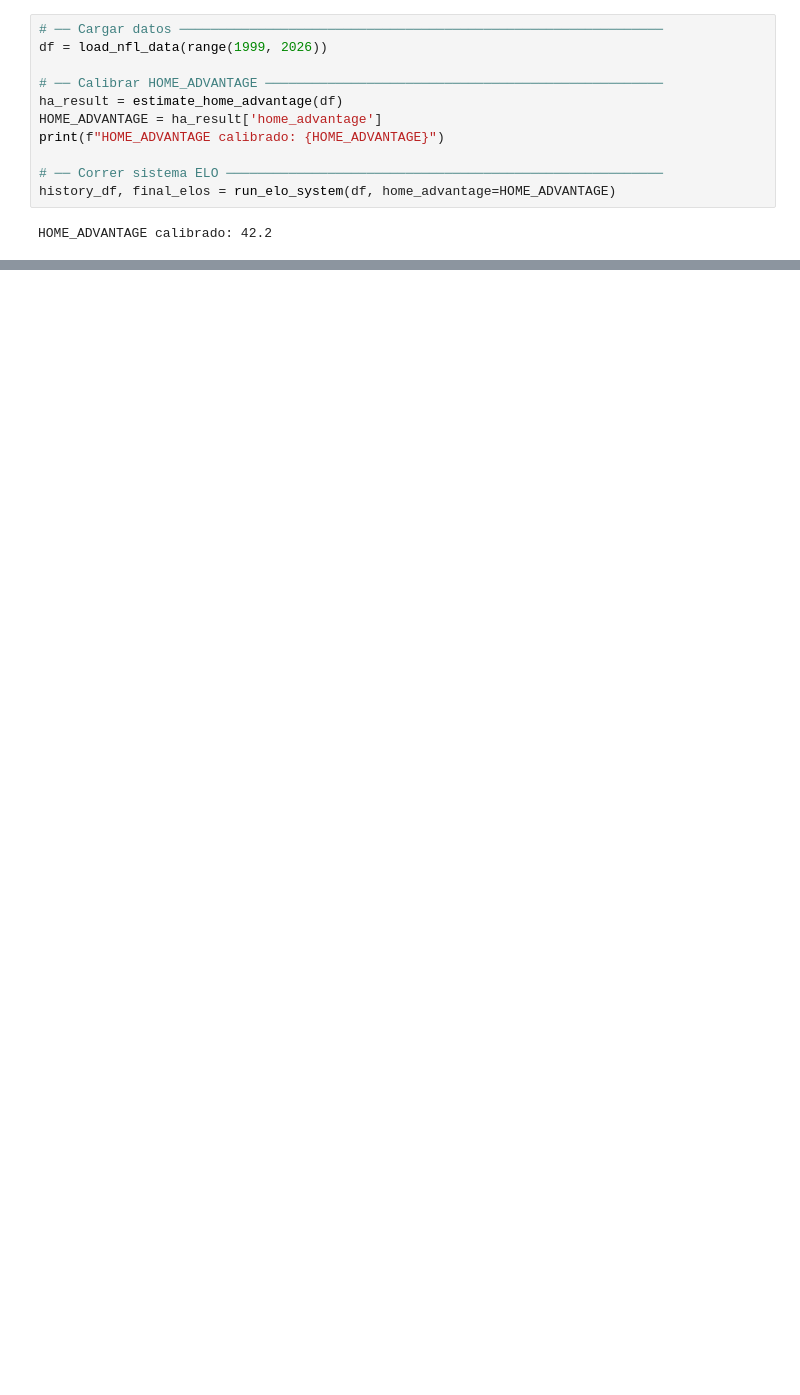
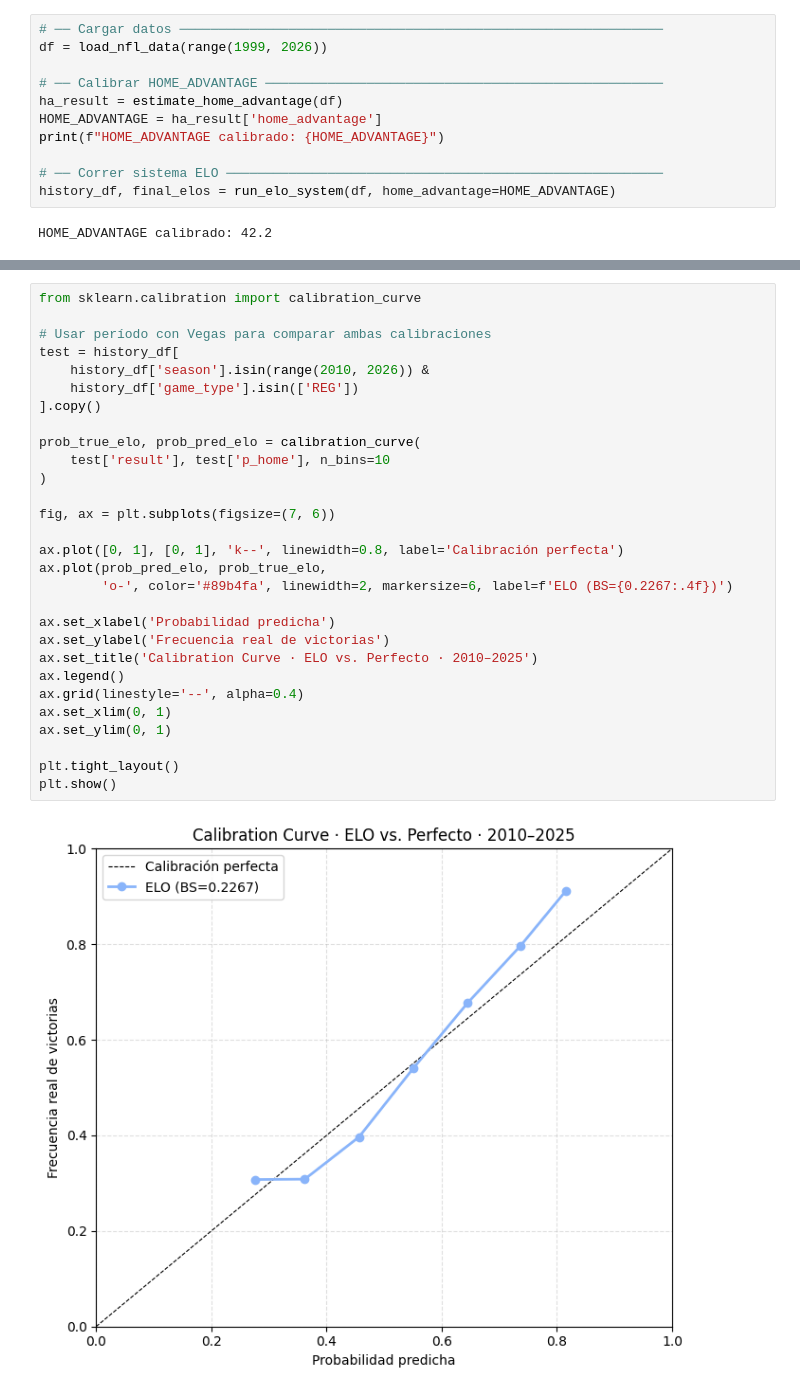
Before and after one commit to sebastianBP26/nfl_probability_engine, a Jupyter notebook: Notebooks/02_elo_system.ipynb, the cells around one changed output, grey strips where cells are left out. Cells and saved outputs as stored; diff of their text form; blank space fills up the shorter version.

```diff
--- a/Notebooks/02_elo_system.ipynb
+++ b/Notebooks/02_elo_system.ipynb
@@ -313,0 +655,31 @@ print(sb_games[['season', 'winner_elo_pre', 'loser_elo_pre', 'p_home']].to_strin
+# %%
+from sklearn.calibration import calibration_curve
+
+# Usar período con Vegas para comparar ambas calibraciones
+test = history_df[
+    history_df['season'].isin(range(2010, 2026)) &
+    history_df['game_type'].isin(['REG'])
+].copy()
+
+prob_true_elo, prob_pred_elo = calibration_curve(
+    test['result'], test['p_home'], n_bins=10
+)
+
+fig, ax = plt.subplots(figsize=(7, 6))
+
+ax.plot([0, 1], [0, 1], 'k--', linewidth=0.8, label='Calibración perfecta')
+ax.plot(prob_pred_elo, prob_true_elo,
+        'o-', color='#89b4fa', linewidth=2, markersize=6, label=f'ELO (BS={0.2267:.4f})')
+
+ax.set_xlabel('Probabilidad predicha')
+ax.set_ylabel('Frecuencia real de victorias')
+ax.set_title('Calibration Curve · ELO vs. Perfecto · 2010–2025')
+ax.legend()
+ax.grid(linestyle='--', alpha=0.4)
+ax.set_xlim(0, 1)
+ax.set_ylim(0, 1)
+
+plt.tight_layout()
+plt.show()
+# %% [output]
+[figure, added]
```
Also changed, not shown: parts of 24 cells of this notebook.
